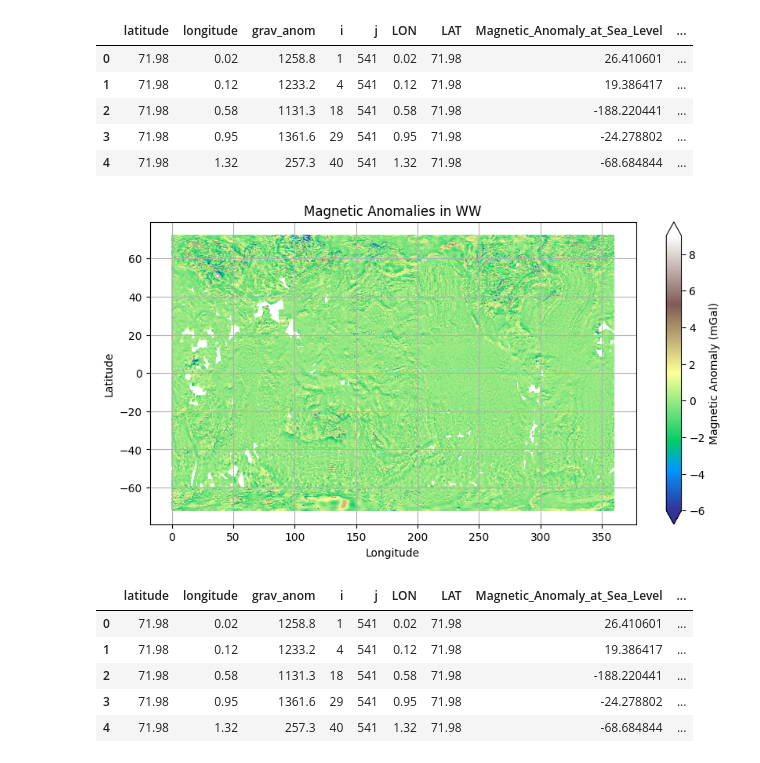
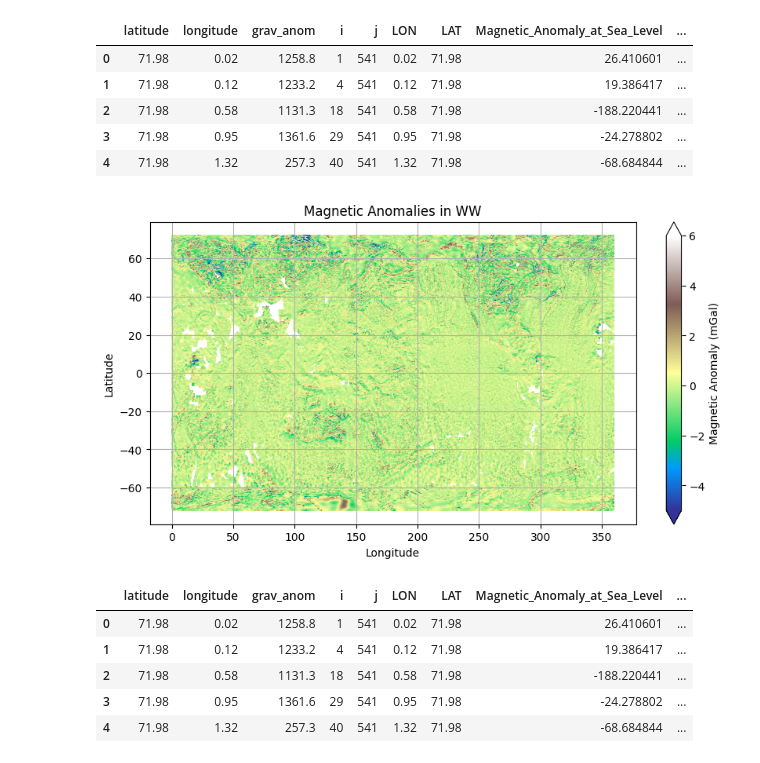
Before and after one commit to jmpaibaBDV/geophysical_nn_data, a Jupyter notebook: Notebooks/01_EDA_EMAG.ipynb, the cells around one changed output. Cells and saved outputs as stored; diff of their text form; code cells hidden in the pictures.

```diff
--- a/Notebooks/01_EDA_EMAG.ipynb
+++ b/Notebooks/01_EDA_EMAG.ipynb
@@ -373,35 +376,35 @@ import matplotlib.pyplot as plt
 from matplotlib.colors import Normalize
 
 # Plotting setup
 fig, ax = plt.subplots(figsize=(10, 5))  # Adjust figsize as needed
 
 # Sample 1 million rows from df_puntos_SA
 df_sampled = merged_df
 
 # Ensure the data is correctly referenced
 lon_values = df_sampled['LON']
 lat_values = df_sampled['LAT']
 magnetic_anomaly_mGal = df_sampled['Magnetic_Anomaly_mGal']
 
 # Define the normalization for the color scale
-norm = Normalize(vmin=-6, vmax=9)  # Adjust vmin and vmax as per your preference
+norm = Normalize(vmin=-5, vmax=6)  # Adjust vmin and vmax as per your preference
 
 # Scatter plot with color mapped to Magnetic Anomaly values
 sc = ax.scatter(lon_values, lat_values, s=0.5, c=magnetic_anomaly_mGal, cmap='terrain', linewidth=0.3, norm=norm)
 
 # Add colorbar
 cb = plt.colorbar(sc, label='Magnetic Anomaly (mGal)', extend='both')  # Extend colorbar to include arrows
 
 # Customize plot (add title, labels, grid, etc.)
 ax.set_title('Magnetic Anomalies in WW')
 ax.set_xlabel('Longitude')
 ax.set_ylabel('Latitude')
 ax.grid(True)
 
 # Show the plot
 plt.show()
 # %% [output]
-[figure, old version]
+[figure, new version]
 # %%
 merged_df.head()
 # %% [output]
```
Also changed, not shown: parts of 8 cells of this notebook, 2 other files.
